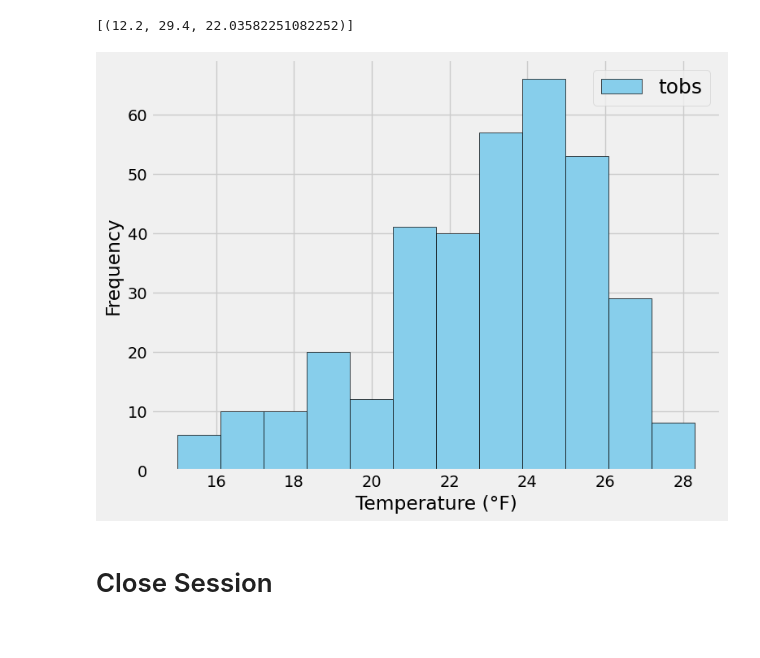
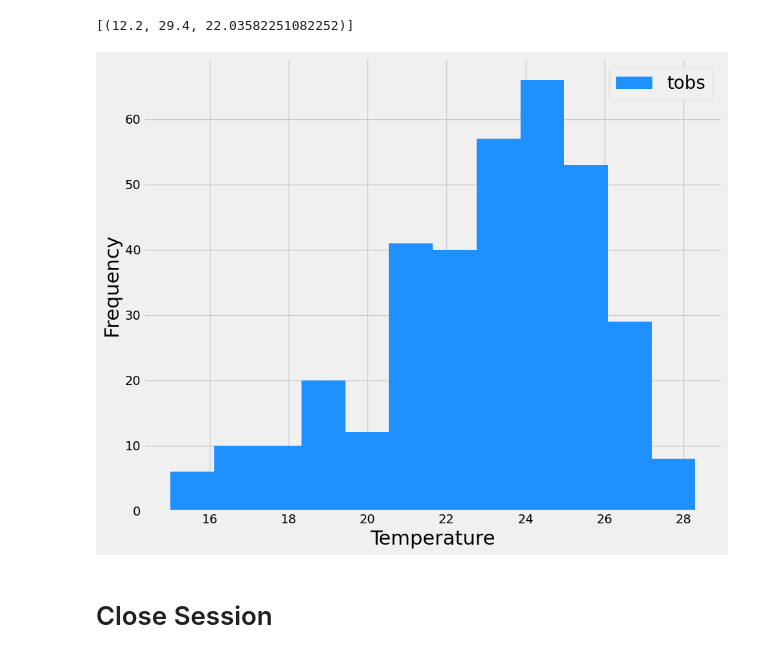
Before and after one commit to RealFakeDoor/sqlalchemy-challenge, a Jupyter notebook: SurfsUp/climate_starter.ipynb, the cells around one changed output. Cells and saved outputs as stored; diff of their text form; code cells hidden in the pictures.

```diff
--- a/SurfsUp/climate_starter.ipynb
+++ b/SurfsUp/climate_starter.ipynb
@@ -172,25 +139,25 @@ temperature_stats
 # %%
 # Using the most active station id
 # Query the last 12 months of temperature observation data for this station and plot the results as a histogram
 temperature_data = session.query(Measurement.tobs)\
     .filter(Measurement.station == most_active_station_id)\
     .filter(Measurement.date >= one_year_ago)\
     .all()
 
 # Extract temperature observations from the query results
 temperatures = [temp[0] for temp in temperature_data]
 
 # Create a histogram plot
-plt.figure(figsize=(8, 6))
-plt.hist(temperatures, bins=12, color='skyblue', edgecolor='black', label='tobs')
-plt.xlabel('Temperature (°F)')
-plt.ylabel('Frequency')
+plt.figure(figsize=(10, 8))
+plt.hist(temperatures, bins=12, color='dodgerblue', label='tobs')
+plt.xlabel('Temperature',fontsize = 22)
+plt.ylabel('Frequency', fontsize=22)
 plt.grid(True)
-plt.legend(loc='upper right', fontsize=18)
+plt.legend(loc='upper right', fontsize=20)
 plt.tight_layout()
 plt.show()
 # %% [output]
-[figure, old version]
+[figure, new version]
 # %% [markdown]
 # Close Session
 # %%
```
Also changed, not shown: parts of 9 cells of this notebook.
